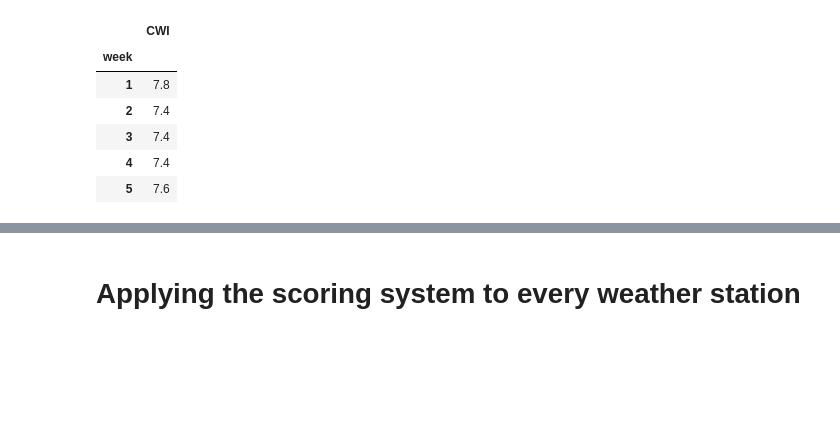
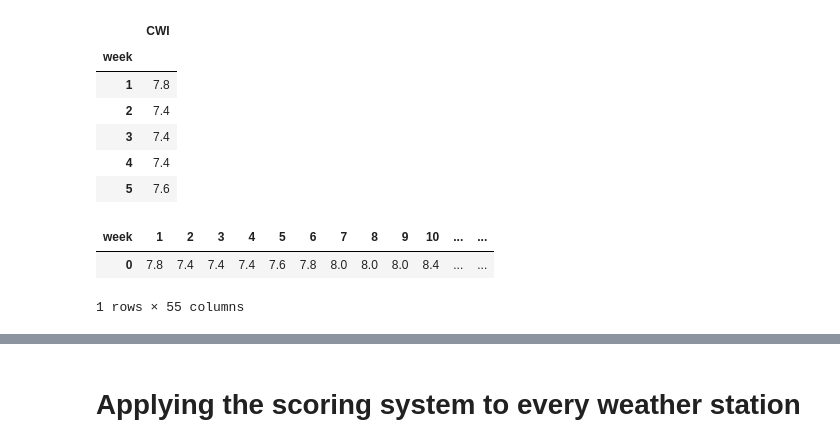
Before and after one commit to on2wheels-es/data, a Jupyter notebook: 7. Creating a climate index.ipynb, the cells around one changed output, grey strips where cells are left out. Drawn from its saved outputs; the diff is of its cells as text; code cells hidden in the pictures; blank space fills up the shorter version.

Commit message:
Created dataframe with the CWI for each weather station in Spain.

```diff
--- a/7. Creating a climate index API.ipynb
+++ b/7. Creating a climate index.ipynb
@@ -367,3 +369,22 @@ df_score.head()
 | 3 | 7.4 |
 | 4 | 7.4 |
 | 5 | 7.6 |
+# %%
+#Transposing the dataframe to condense all information in a single row.
+
+df_t = df_score.T
+# %%
+#Reseting the index.
+
+df_t.reset_index(drop=True, inplace=True)
+# %%
+#Finally, creating new columns for the weather station name and coordinates.
+
+df_t['name'] = None
+df_t['coords'] = None
+# %%
+df_t.head()
+# %% [output]
+| week | 1 | 2 | 3 | 4 | 5 | 6 | 7 | 8 | 9 | 10 | ... | ... |
+| 0 | 7.8 | 7.4 | 7.4 | 7.4 | 7.6 | 7.8 | 8.0 | 8.0 | 8.0 | 8.4 | ... | ... |
+1 rows × 55 columns
```
Also changed, not shown: parts of 19 cells of this notebook, 3 other files.
